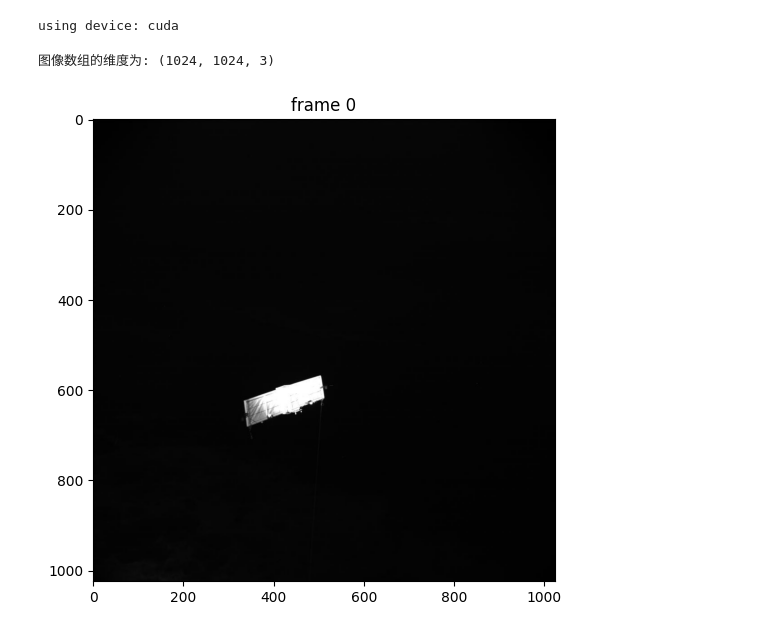
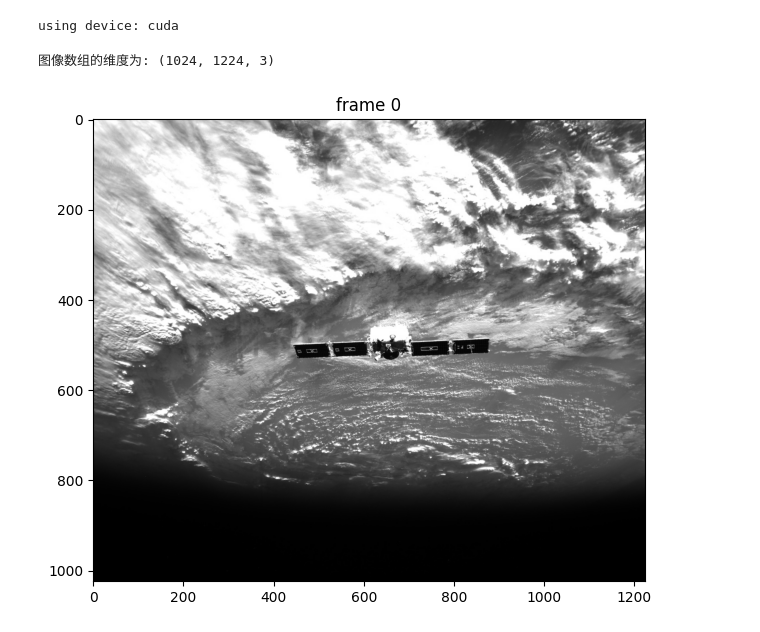
Before and after one commit to wuaodi/SAM2, a Jupyter notebook: notebooks/aodi_video_segmentation.ipynb, the cells around one changed output. Drawn from its saved outputs; the diff is of its cells as text; code cells hidden in the pictures.

```diff
--- a/notebooks/aodi_video_segmentation.ipynb
+++ b/notebooks/aodi_video_segmentation.ipynb
@@ -57,26 +57,26 @@ model_cfg = "sam2_hiera_l.yaml"
 predictor = build_sam2_video_predictor(model_cfg, sam2_checkpoint, device=device)
 # %%
 # 加载数据
-video_dir = "./videos/spacecraft"
+video_dir = "./videos/davinci_raofei_3jpg_part"
 
 # scan all the JPEG frame names in this directory
 frame_names = [
     p for p in os.listdir(video_dir)
     if os.path.splitext(p)[-1] in [".jpg", ".jpeg", ".JPG", ".JPEG"]
 ]
 frame_names.sort(key=lambda p: int(os.path.splitext(p)[0]))
 
 # cv2可视化第一帧图像
 frame_idx = 0
 image = cv2.imread(os.path.join(video_dir, frame_names[frame_idx]))
 print("图像数组的维度为:", image.shape)
 plt.figure(figsize=(9, 6))
 plt.title(f"frame {frame_idx}")
 plt.imshow(cv2.cvtColor(image, cv2.COLOR_BGR2RGB))
 plt.show()
 # %% [output]
-图像数组的维度为: (1024, 1024, 3)
+图像数组的维度为: (1024, 1224, 3)
-[figure, old version]
+[figure, new version]
 # %%
 # 初始化推理
 inference_state = predictor.init_state(video_path=video_dir)
```
Also changed, not shown: parts of 3 cells of this notebook.
